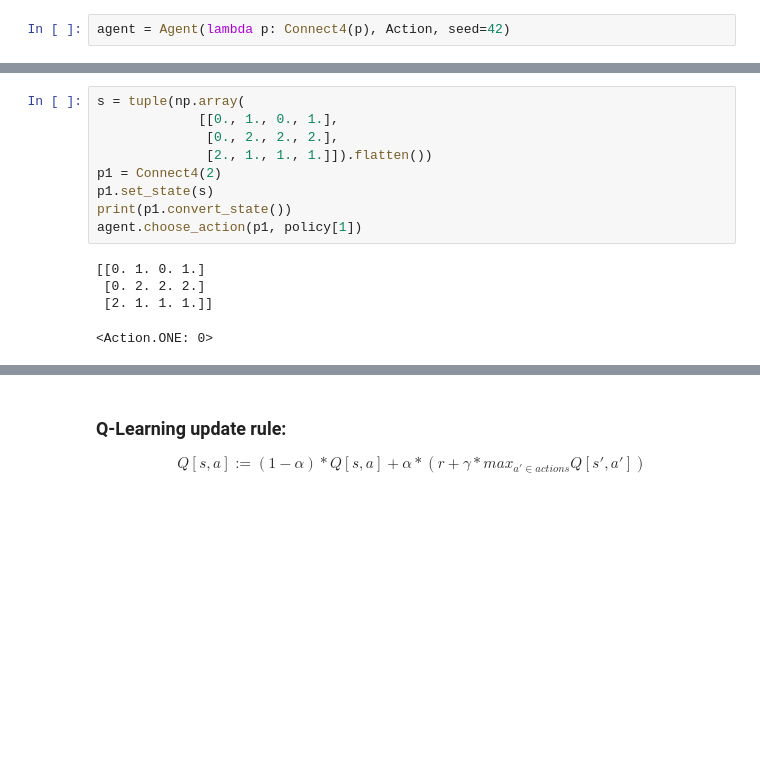
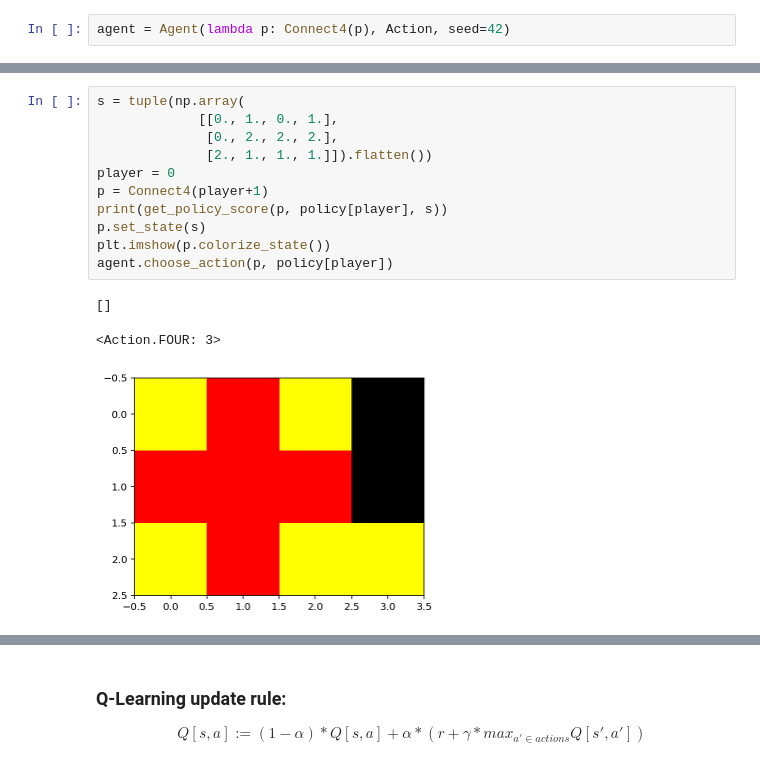
Before and after one commit to gaetanserre/Reinforcement-learning-algorithms, a Jupyter notebook: Q-Learning/Q-Learning.ipynb, the cells around one changed output, grey strips where cells are left out. Saved outputs shown, nothing was run; the diff lists cells and outputs as text; blank space fills up the shorter version.

Commit message:
Update Connect4

```diff
--- a/Q-Learning/Q-Learning.ipynb
+++ b/Q-Learning/Q-Learning.ipynb
@@ -58,14 +56,15 @@ Column no 1
 # %%
 s = tuple(np.array(
              [[0., 1., 0., 1.],
               [0., 2., 2., 2.],
               [2., 1., 1., 1.]]).flatten())
-p1 = Connect4(2)
-p1.set_state(s)
-print(p1.convert_state())
-agent.choose_action(p1, policy[1])
+player = 0
+p = Connect4(player+1)
+print(get_policy_score(p, policy[player], s))
+p.set_state(s)
+plt.imshow(p.colorize_state())
+agent.choose_action(p, policy[player])
 # %% [output]
-[[0. 1. 0. 1.]
- [0. 2. 2. 2.]
- [2. 1. 1. 1.]]
+[]
-<Action.ONE: 0>
+<Action.FOUR: 3>
+[figure, added]
```
Also changed, not shown: parts of 5 cells of this notebook, 2 other files.
